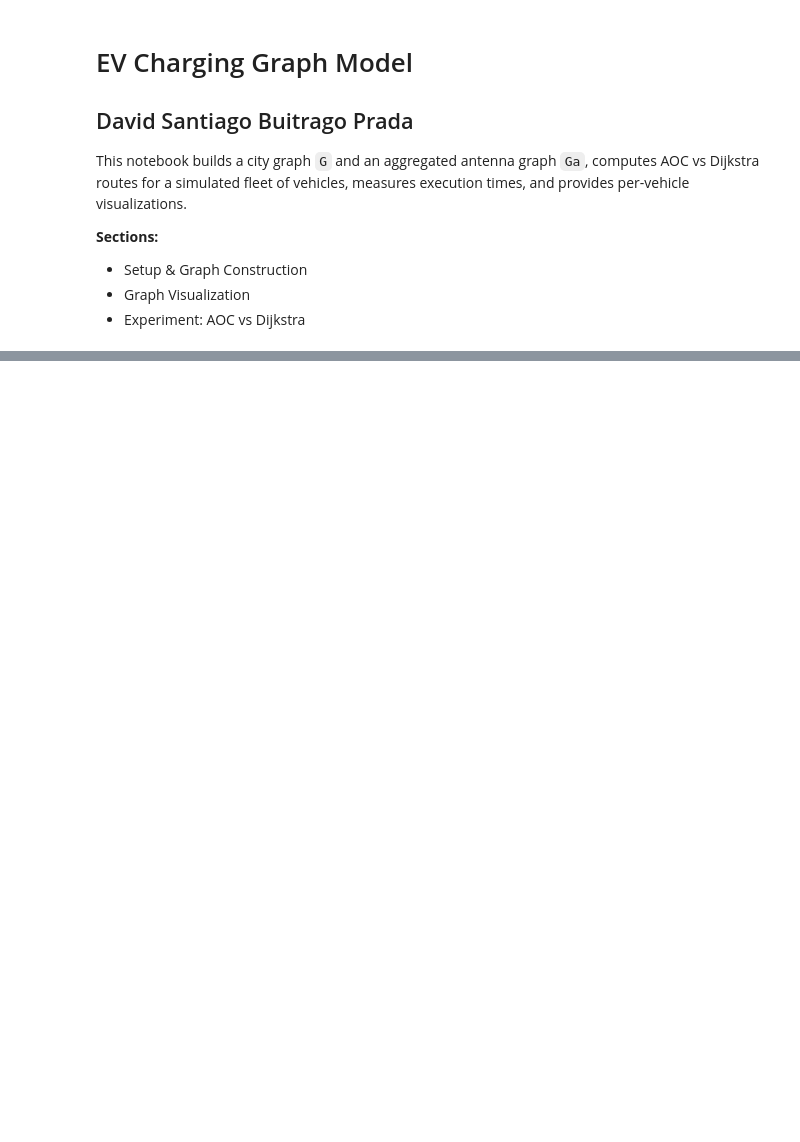
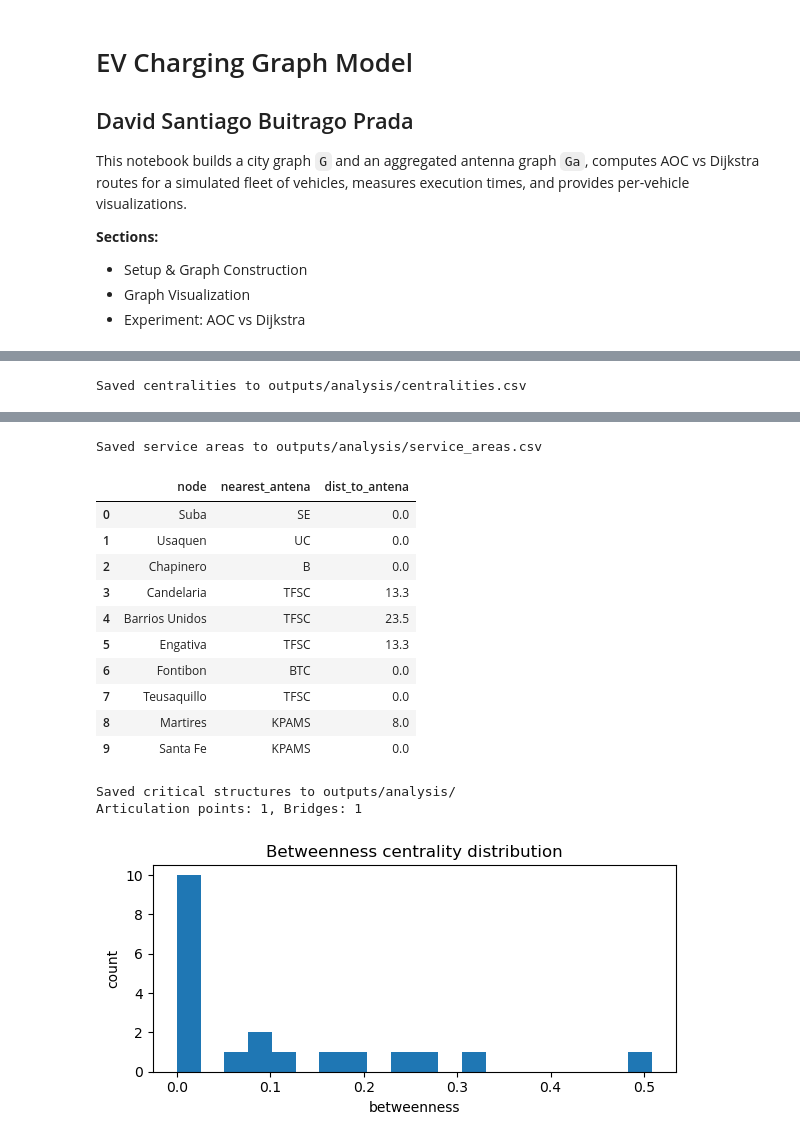
Before and after one commit to SantiagoBP95/Graph-Theory, a Jupyter notebook: Electric Vehicle Charging Network/ev_charging_graph_model.ipynb, the cells around one changed output, grey strips where cells are left out. Cells and saved outputs as stored; diff of their text form; code cells hidden in the pictures; blank space fills up the shorter version.

```diff
--- a/Electric Vehicle Charging Network/ev_charging_graph_model.ipynb
+++ b/Electric Vehicle Charging Network/ev_charging_graph_model.ipynb
@@ -109,0 +116,64 @@ ev_model modules loaded
+# %%
+# Análisis: centralities, service areas y estructuras críticas
+from ev_model import analysis
+from IPython.display import display
+import os
+import pandas as pd
+import matplotlib.pyplot as plt
+
+os.makedirs('outputs/analysis', exist_ok=True)
+
+if 'G' not in globals():
+    print('Graph `G` not found in the notebook namespace. Ejecuta la celda de construcción de grafos antes de ejecutar este análisis.')
+else:
+    # 1) Centralities
+    try:
+        centrals = analysis.compute_centralities(G)
+        df_c = analysis.centralities_to_dataframe(centrals)
+        df_c.to_csv('outputs/analysis/centralities.csv', index=False)
+        print('Saved centralities to outputs/analysis/centralities.csv')
+        display(df_c.sort_values(by='betweenness', ascending=False).head(10))
+    except Exception as e:
+        print('Error computing centralities:', e)
+
+    # 2) Service areas (nearest antenna)
+    try:
+        if 'rep_map' in globals():
+            distances, paths, nearest_map = analysis.service_areas(G, rep_map)
+            df_sa = pd.DataFrame([
+                {'node': n, 'nearest_antena': nearest_map.get(n), 'dist_to_antena': distances.get(n, float('inf'))}
+                for n in G.nodes()
+            ])
+            df_sa.to_csv('outputs/analysis/service_areas.csv', index=False)
+            print('Saved service areas to outputs/analysis/service_areas.csv')
+            display(df_sa.head(10))
+        else:
+            print('`rep_map` no está en el espacio de nombres. Ejecuta la celda del experimento (o integracion de antenas) primero para calcular áreas de servicio.')
+    except Exception as e:
+        print('Error computing service areas:', e)
+
+    # 3) Critical structures (articulation points y bridges)
+    try:
+        crit = analysis.critical_structures(G)
+        pd.DataFrame({'articulation_point': list(crit.get('articulation_points', []))}).to_csv('outputs/analysis/articulation_points.csv', index=False)
+        pd.DataFrame(list(crit.get('bridges', [])), columns=['u', 'v']).to_csv('outputs/analysis/bridges.csv', index=False)
+        print('Saved critical structures to outputs/analysis/')
+        print(f"Articulation points: {len(crit.get('articulation_points', []))}, Bridges: {len(list(crit.get('bridges', [])))}")
+    except Exception as e:
+        print('Error computing critical structures:', e)
+
+    # Optional: plot betweenness distribution
+    try:
+        vals = list(centrals.get('betweenness', {}).values()) if isinstance(centrals, dict) else []
+        if vals:
+            plt.figure(figsize=(6,3))
+            plt.hist(vals, bins=20)
+            plt.title('Betweenness centrality distribution')
+            plt.xlabel('betweenness')
+            plt.ylabel('count')
+            plt.tight_layout()
+            plt.show()
+    except Exception as e:
+        print('Could not plot betweenness distribution:', e)
+# %% [output]
+Saved centralities to outputs/analysis/centralities.csv
@@ -110,3 +191,18 @@ ev_model modules loaded
+Saved service areas to outputs/analysis/service_areas.csv
+|  | node | nearest_antena | dist_to_antena |
+| 0 | Suba | SE | 0.0 |
+| 1 | Usaquen | UC | 0.0 |
+| 2 | Chapinero | B | 0.0 |
+| 3 | Candelaria | TFSC | 13.3 |
+| 4 | Barrios Unidos | TFSC | 23.5 |
+| 5 | Engativa | TFSC | 13.3 |
+| 6 | Fontibon | BTC | 0.0 |
+| 7 | Teusaquillo | TFSC | 0.0 |
+| 8 | Martires | KPAMS | 8.0 |
+| 9 | Santa Fe | KPAMS | 0.0 |
+Saved critical structures to outputs/analysis/
+Articulation points: 1, Bridges: 1
+[figure, added]
 # %%
 # Experiment: compute AOC and Dijkstra routes, measure times and visualize per-vehicle with a slider
 from ev_model import simulation, viz
```
Also changed, not shown: parts of 4 cells of this notebook, 5 other files.
